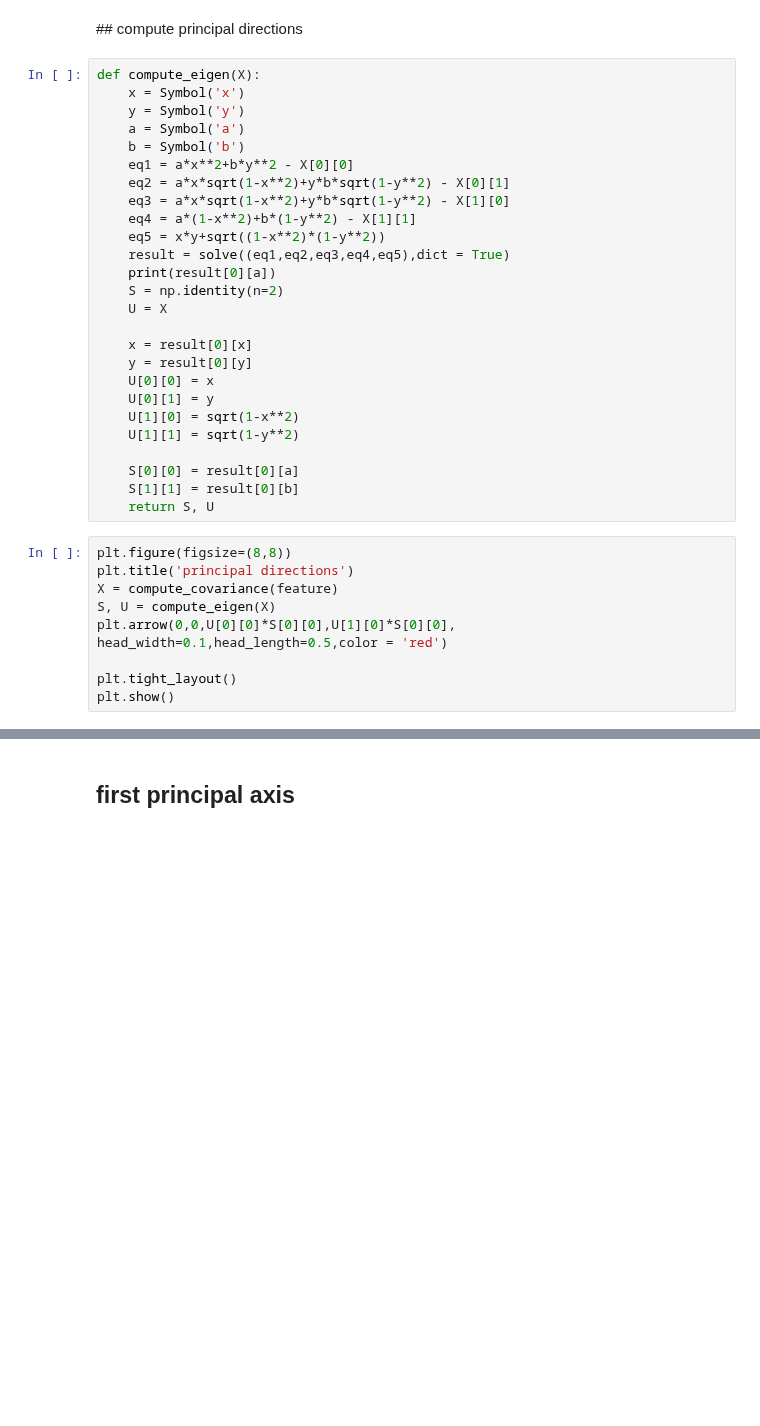
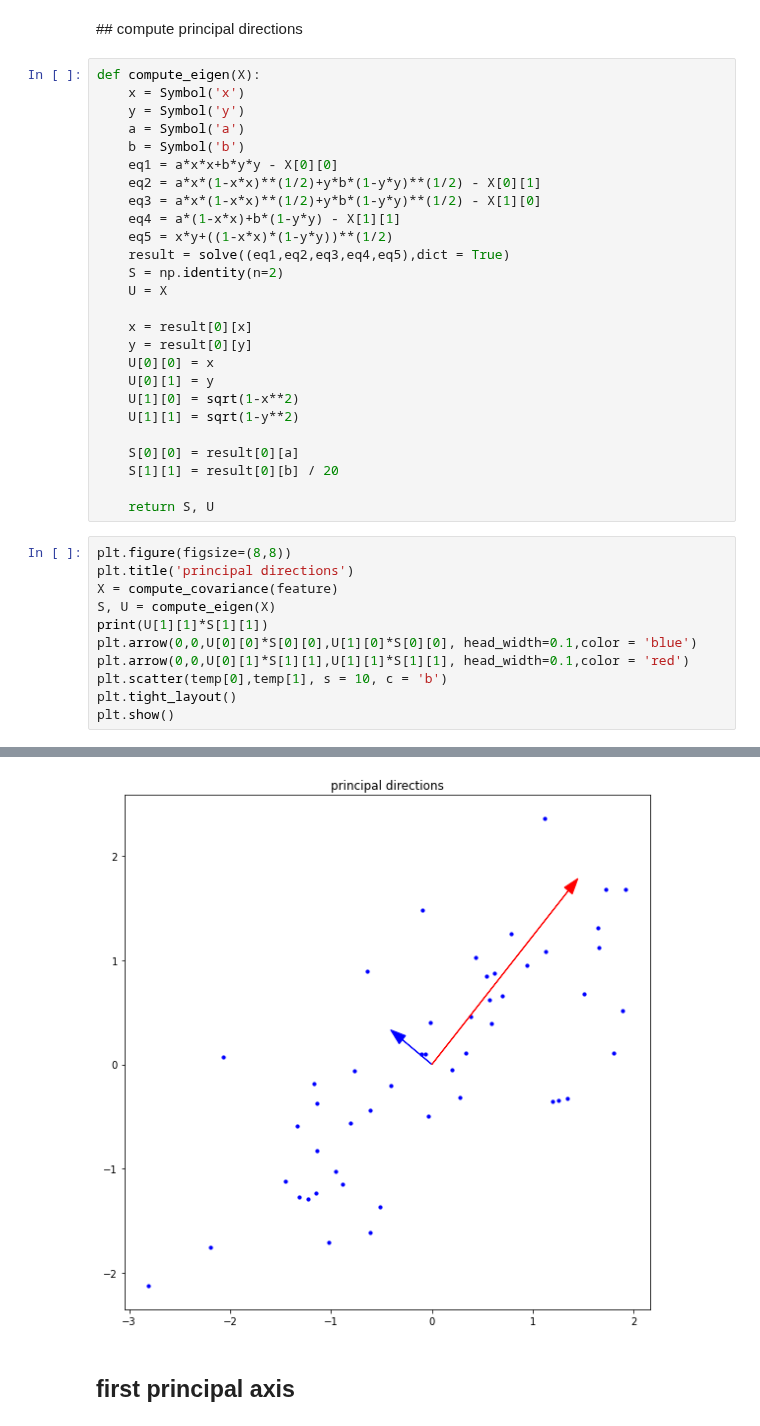
Before and after one commit to parkheesoo/assignment-machine-learning, a Jupyter notebook: assignment_12.ipynb, the cells around one changed output, grey strips where cells are left out. Drawn from its saved outputs; the diff is of its cells as text; blank space fills up the shorter version.

```diff
--- a/assignment_12.ipynb
+++ b/assignment_12.ipynb
@@ -74,13 +74,12 @@ def compute_eigen(X):
     y = Symbol('y')
     a = Symbol('a')
     b = Symbol('b')
-    eq1 = a*x**2+b*y**2 - X[0][0]
-    eq2 = a*x*sqrt(1-x**2)+y*b*sqrt(1-y**2) - X[0][1]
-    eq3 = a*x*sqrt(1-x**2)+y*b*sqrt(1-y**2) - X[1][0]
-    eq4 = a*(1-x**2)+b*(1-y**2) - X[1][1]
-    eq5 = x*y+sqrt((1-x**2)*(1-y**2))
+    eq1 = a*x*x+b*y*y - X[0][0]
+    eq2 = a*x*(1-x*x)**(1/2)+y*b*(1-y*y)**(1/2) - X[0][1]
+    eq3 = a*x*(1-x*x)**(1/2)+y*b*(1-y*y)**(1/2) - X[1][0]
+    eq4 = a*(1-x*x)+b*(1-y*y) - X[1][1]
+    eq5 = x*y+((1-x*x)*(1-y*y))**(1/2)
     result = solve((eq1,eq2,eq3,eq4,eq5),dict = True)
-    print(result[0][a])
     S = np.identity(n=2)
     U = X
 
@@ -92,14 +91,18 @@ def compute_eigen(X):
     U[1][1] = sqrt(1-y**2)
 
     S[0][0] = result[0][a]
-    S[1][1] = result[0][b]
+    S[1][1] = result[0][b] / 20
+
     return S, U
 # %%
 plt.figure(figsize=(8,8))
 plt.title('principal directions')
 X = compute_covariance(feature)
 S, U = compute_eigen(X)
-plt.arrow(0,0,U[0][0]*S[0][0],U[1][0]*S[0][0], head_width=0.1,head_length=0.5,color = 'red')
-
+print(U[1][1]*S[1][1])
+plt.arrow(0,0,U[0][0]*S[0][0],U[1][0]*S[0][0], head_width=0.1,color = 'blue')
+plt.arrow(0,0,U[0][1]*S[1][1],U[1][1]*S[1][1], head_width=0.1,color = 'red')
+plt.scatter(temp[0],temp[1], s = 10, c = 'b')
 plt.tight_layout()
 plt.show()
+# %% [output]
@@ -106,3 +111,4 @@ plt.show()
+[figure, added]
 # %% [markdown]
 ## first principal axis
 # %%
```
Also changed, not shown: parts of 2 cells of this notebook.
